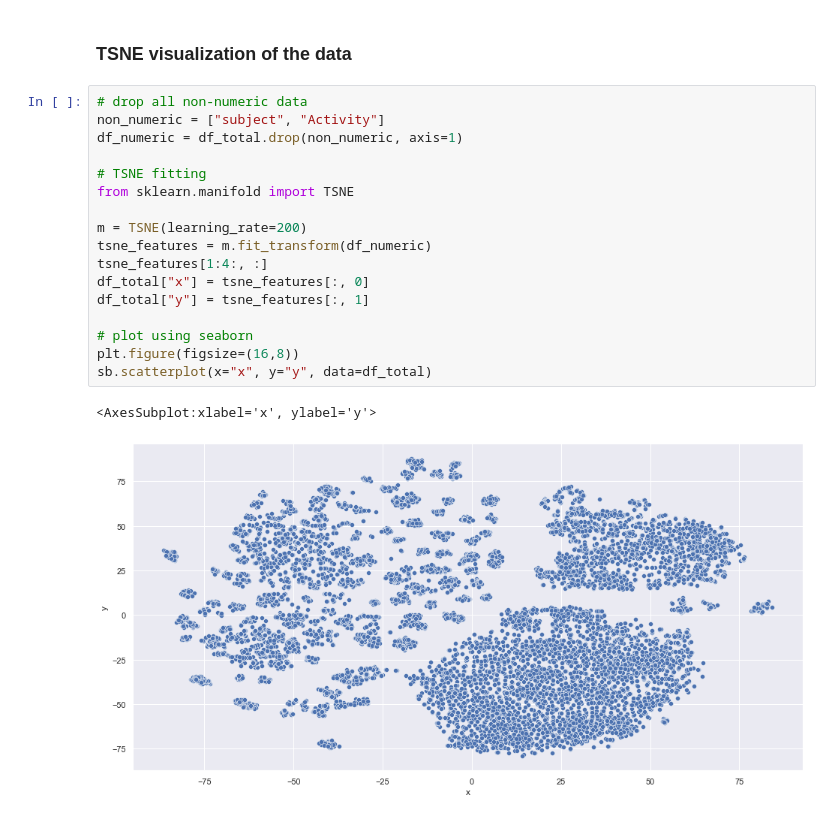
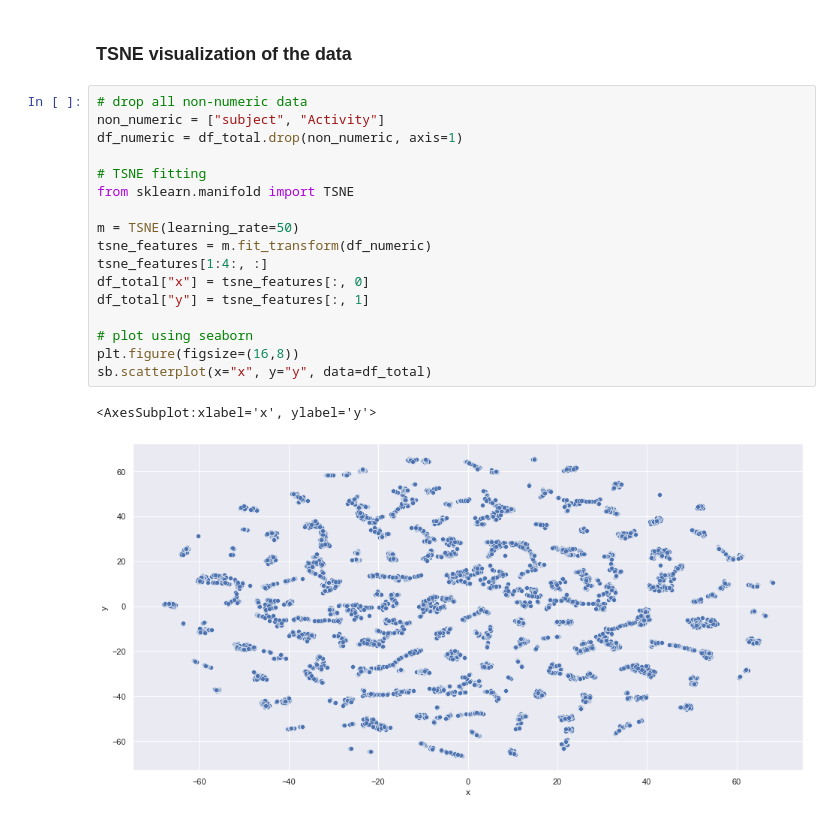
Before and after one commit to Ry3nG/SC1015-Project-Smartphone-Sensor-Privacy-Leak, a Jupyter notebook: project_main.ipynb, the cells around one changed output. Cells and saved outputs as stored; diff of their text form.

```diff
--- a/project_main.ipynb
+++ b/project_main.ipynb
@@ -182,23 +182,23 @@ for col in df_total.columns]), orient='index').rename(columns=
 # %%
 # drop all non-numeric data
 non_numeric = ["subject", "Activity"]
 df_numeric = df_total.drop(non_numeric, axis=1)
 
 # TSNE fitting
 from sklearn.manifold import TSNE
 
-m = TSNE(learning_rate=200)
+m = TSNE(learning_rate=50)
 tsne_features = m.fit_transform(df_numeric)
 tsne_features[1:4:, :]
 df_total["x"] = tsne_features[:, 0]
 df_total["y"] = tsne_features[:, 1]
 
 # plot using seaborn
 plt.figure(figsize=(16,8))
 sb.scatterplot(x="x", y="y", data=df_total)
 # %% [output]
 <AxesSubplot:xlabel='x', ylabel='y'>
-[figure, old version]
+[figure, new version]
 # %%
 plt.figure(figsize=(16,8))
 sb.scatterplot(x="x", y="y", hue="Activity", data=df_total)
```
Also changed, not shown: parts of 4 cells of this notebook.
